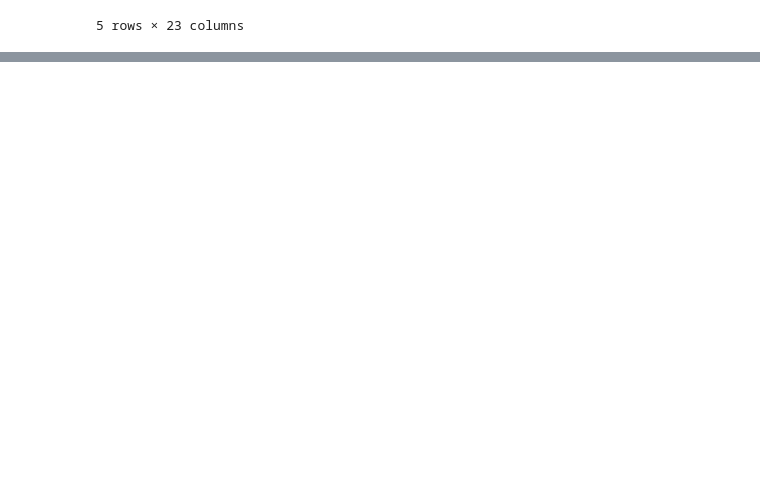
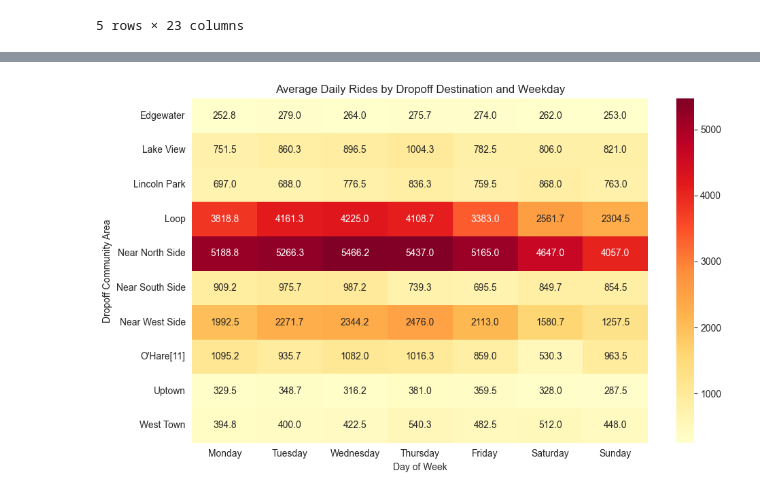
Before and after one commit to bogialmasi/CubixDE, a Jupyter notebook: notebooks/08_create_datamodel.ipynb, the cells around one changed output, grey strips where cells are left out. Drawn from its saved outputs; the diff is of its cells as text; code cells hidden in the pictures; blank space fills up the shorter version.

```diff
--- a/notebooks/08_create_datamodel.ipynb
+++ b/notebooks/08_create_datamodel.ipynb
@@ -189,0 +222,46 @@ fact_taxi_trips_full
+# %%
+avg_daily_rides = (
+    daily_counts.groupby(['dropoff_community_area_name', 'weekday'])
+    ['daily_rides']
+    .mean()
+    .reset_index(name='avg_daily_rides')
+)
+# %%
+top_destinations = (
+    avg_daily_rides.groupby('dropoff_community_area_name')['avg_daily_rides']
+    .mean()
+    .sort_values(ascending=False)
+    .head(10)
+    .index
+)
+
+filtered = avg_daily_rides[
+    avg_daily_rides['dropoff_community_area_name'].isin(top_destinations)
+]
+# %%
+heatmap_data = filtered.pivot(
+    index='dropoff_community_area_name',
+    columns='weekday',
+    values='avg_daily_rides'
+)
+
+heatmap_data = heatmap_data[
+    ['Monday', 'Tuesday', 'Wednesday', 'Thursday',
+     'Friday', 'Saturday', 'Sunday']
+]
+# %%
+plt.figure(figsize=(10, 6))
+sns.heatmap(
+    heatmap_data,
+    annot=True,
+    fmt='.1f',
+    cmap='YlOrRd'
+)
+
+plt.title('Average Daily Rides by Dropoff Destination and Weekday')
+plt.xlabel('Day of Week')
+plt.ylabel('Dropoff Community Area')
+plt.tight_layout()
+plt.show()
+# %% [output]
+[figure, added]
```
Also changed, not shown: parts of 9 cells of this notebook, 5 other files.
